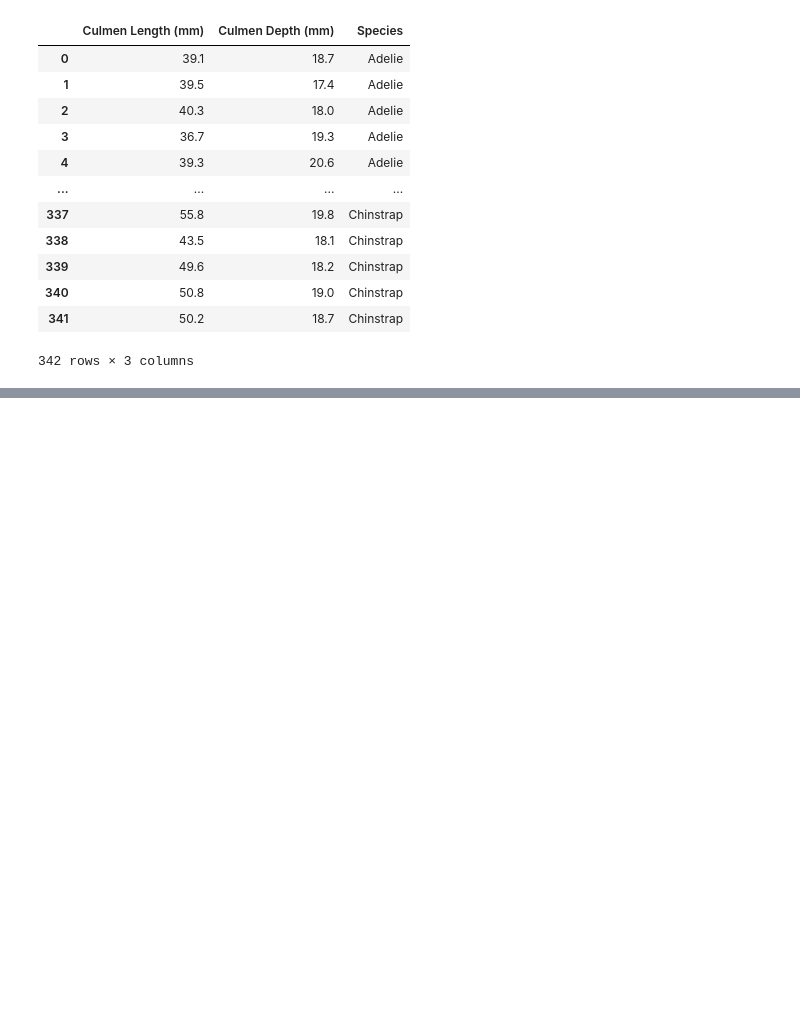
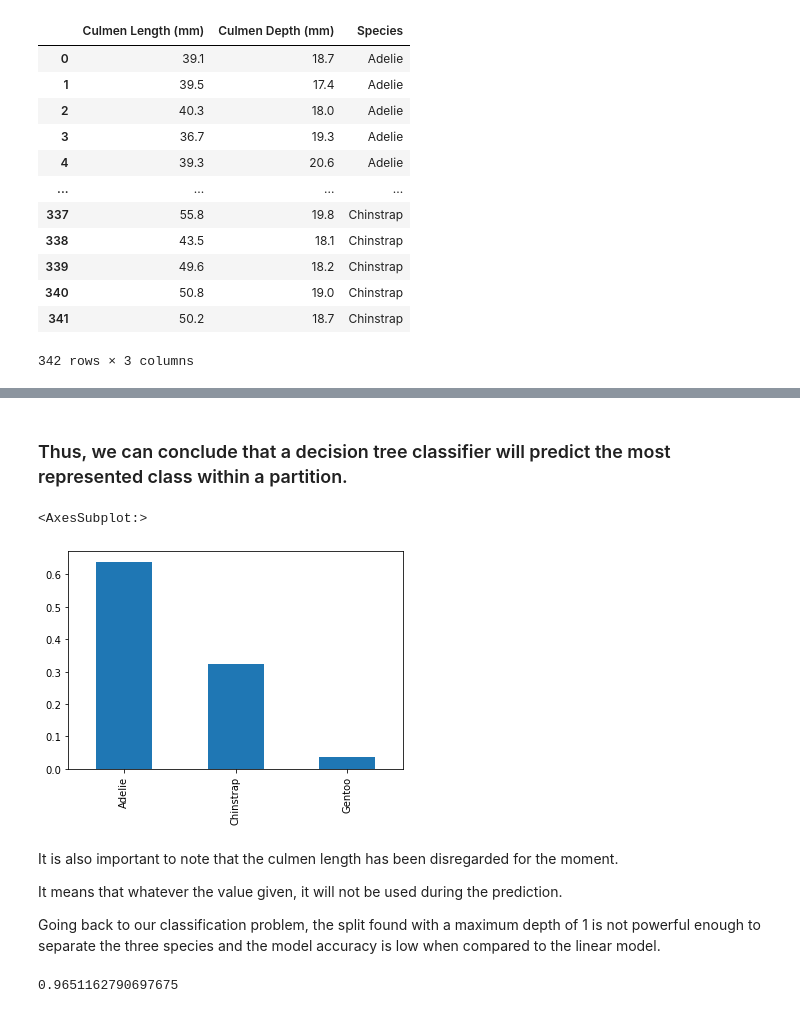
Before and after one commit to yangoos57/dataStudy, a Jupyter notebook: ML/[inria] scikit-learn course/M05_01 Build a classification decision tree .ipynb, the cells around one changed output, grey strips where cells are left out. Saved outputs shown, nothing was run; the diff lists cells and outputs as text; code cells hidden in the pictures; blank space fills up the shorter version.

```diff
--- a/ML/[inria] scikit-learn course/M05_01 Build a classification decision tree .ipynb
+++ b/ML/[inria] scikit-learn course/M05_01 Build a classification decision tree .ipynb
@@ -24,0 +59,23 @@ data_train, data_test, target_train, target_test = train_test_split(penguins.dro
+# %% [markdown]
+### Thus, we can conclude that a decision tree classifier will predict the most represented class within a partition.
+# %%
+y_pred_proba = tree.predict_proba(sample_2)
+y_proba_class_0 = pd.Series(y_pred_proba[0], index=tree.classes_)
+y_proba_class_0.plot.bar()
+# %% [output]
+<AxesSubplot:>
+[figure, added]
+# %% [markdown]
+It is also important to note that the culmen length has been disregarded for the moment.
+
+It means that whatever the value given, it will not be used during the prediction.
+
+Going back to our classification problem, the split found with a maximum depth of 1 is not powerful enough to separate the three species and the model accuracy is low when compared to the linear model.
+# %%
+from sklearn.tree import DecisionTreeClassifier
+
+tree = DecisionTreeClassifier(max_depth=2)
+tree.fit(data_train,target_train)
+tree.score(data_test, target_test)
+# %% [output]
+0.9651162790697675
```
Also changed, not shown: parts of 9 cells of this notebook, 6 other files.
